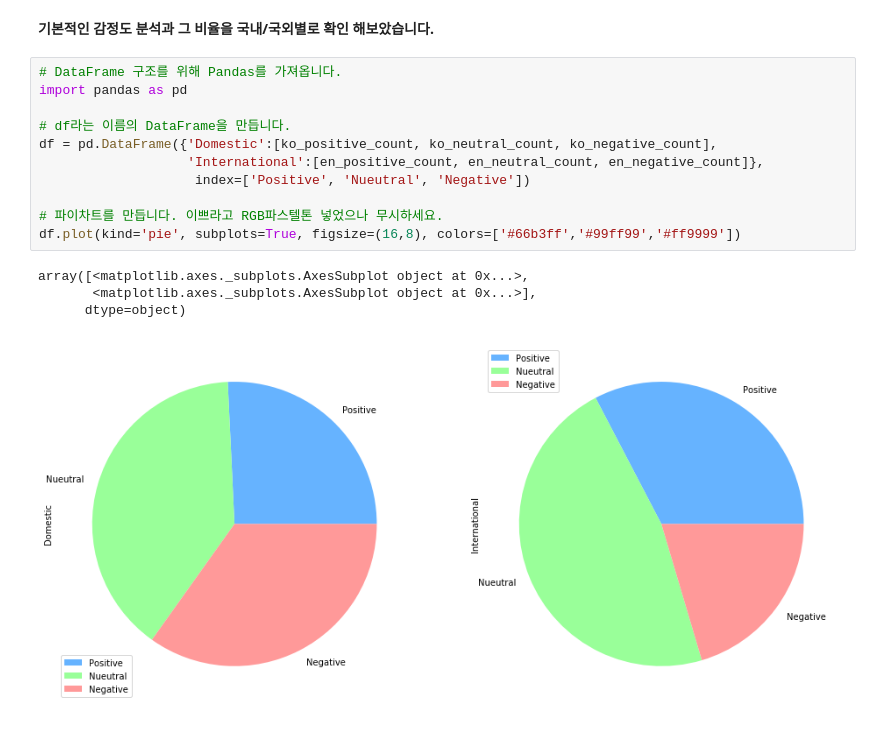
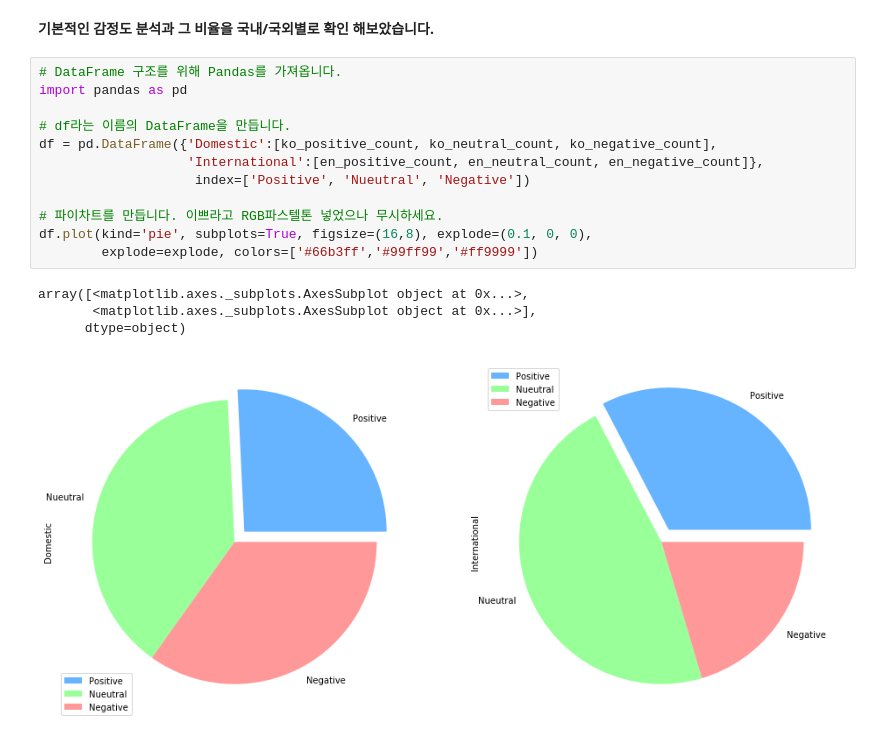
Before and after one commit to apostkor/TwitterKeywordAnalyzer, a Jupyter notebook: TwitterKeywordAnalyzer_Main.ipynb, the cells around one changed output. Cells and saved outputs as stored; diff of their text form.

```diff
--- a/TwitterKeywordAnalyzer_Main.ipynb
+++ b/TwitterKeywordAnalyzer_Main.ipynb
@@ -157,16 +157,17 @@ One that looks like us!
 # %%
 # DataFrame 구조를 위해 Pandas를 가져옵니다.
 import pandas as pd
 
 # df라는 이름의 DataFrame을 만듭니다.
 df = pd.DataFrame({'Domestic':[ko_positive_count, ko_neutral_count, ko_negative_count],
                    'International':[en_positive_count, en_neutral_count, en_negative_count]},
                     index=['Positive', 'Nueutral', 'Negative'])
 
 # 파이차트를 만듭니다. 이쁘라고 RGB파스텔톤 넣었으나 무시하세요.
-df.plot(kind='pie', subplots=True, figsize=(16,8), colors=['#66b3ff','#99ff99','#ff9999'])
+df.plot(kind='pie', subplots=True, figsize=(16,8), explode=(0.1, 0, 0),
+        explode=explode, colors=['#66b3ff','#99ff99','#ff9999'])
 # %% [output]
 array([<matplotlib.axes._subplots.AxesSubplot object at 0x...>,
        <matplotlib.axes._subplots.AxesSubplot object at 0x...>],
       dtype=object)
-[figure, old version]
+[figure, new version]
```
